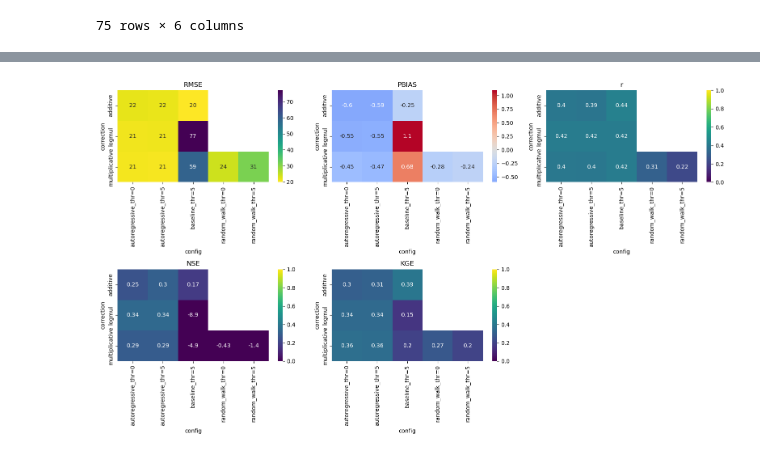
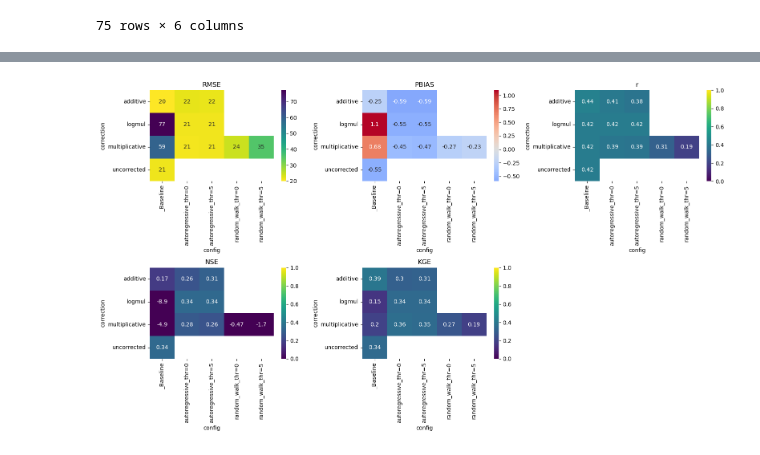
Before and after one commit to Felix-Schwer/rainfall_kf, a Jupyter notebook: notebooks/Final_Uncalibrated_Evaluation_Tuolumne.ipynb, the cells around one changed output, grey strips where cells are left out. Cells and saved outputs as stored; diff of their text form; code cells hidden in the pictures.

```diff
--- a/notebooks/Final_Uncalibrated_Evaluation_Tuolumne.ipynb
+++ b/notebooks/Final_Uncalibrated_Evaluation_Tuolumne.ipynb
@@ -205,6 +205,13 @@ for name, series in baseline_series.items():
     baseline_results.append({'correction': name,'method': 'baseline','storm_threshold': 5,'metric': 'r','value': PearsonR(series.where(prism > 10).dropna(dim='time').values, prism.where(prism > 10).dropna(dim='time').values)})
     baseline_results.append({'correction': name,'method': 'baseline','storm_threshold': 5,'metric': 'NSE','value': NSE(series.dropna(dim='time').values, prism.dropna(dim='time').values)})
     baseline_results.append({'correction': name,'method': 'baseline','storm_threshold': 5,'metric': 'KGE','value': KGE(series.dropna(dim='time').values, prism.dropna(dim='time').values)})
+
+baseline_results.append({'correction': 'uncorrected','method': 'baseline','storm_threshold': 0,'metric': 'RMSE','value': RMSE(gpm.where(prism > 10).dropna(dim='time').values, prism.where(prism > 10).dropna(dim='time').values)})
+baseline_results.append({'correction': 'uncorrected','method': 'baseline','storm_threshold': 0,'metric': 'PBIAS','value': PBIAS(gpm.where(prism > 10).dropna(dim='time').values, prism.where(prism > 10).dropna(dim='time').values)})
+baseline_results.append({'correction': 'uncorrected','method': 'baseline','storm_threshold': 0,'metric': 'r','value': PearsonR(gpm.where(prism > 10).dropna(dim='time').values, prism.where(prism > 10).dropna(dim='time').values)})
+baseline_results.append({'correction': 'uncorrected','method': 'baseline','storm_threshold': 0,'metric': 'NSE','value': NSE(gpm.dropna(dim='time').values, prism.dropna(dim='time').values)})
+baseline_results.append({'correction': 'uncorrected','method': 'baseline','storm_threshold': 0,'metric': 'KGE','value': KGE(gpm.dropna(dim='time').values, prism.dropna(dim='time').values)})
+
 baseline_df = pd.DataFrame(baseline_results)
 # %%
 combined_df
@@ -232,6 +254,7 @@ combined_df = pd.concat([metrics_df, baseline_df],ignore_index=True)
 
 # Create plotting config labels
 combined_df['config'] = (combined_df['method'].astype(str)+ '_thr='+ combined_df['storm_threshold'].astype(str))
+combined_df.loc[combined_df['config'].str.contains('baseline'), 'config'] = '_Baseline'
 
 metric_names = ['RMSE', 'PBIAS', 'r', 'NSE', 'KGE']
 
@@ -250,31 +273,31 @@ for i, metric in enumerate(metric_names):
         index='correction',
         columns='config',
         values='value'
     )
 
     kwargs = {}
 
     if metric == 'PBIAS':
         kwargs['center'] = 0
 
     if metric in ['r', 'NSE', 'KGE']:
         kwargs['vmin'] = 0
         kwargs['vmax'] = 1
 
     sns.heatmap(
         pivot,
         annot=True,
         cmap=cmaps[metric],
         ax=axes[i],
         **kwargs
     )
 
     axes[i].set_title(metric)
 
 # Remove unused panel
 fig.delaxes(axes[-1])
 
 plt.tight_layout()
 plt.show()
 # %% [output]
-[figure, old version]
+[figure, new version]
```
Also changed, not shown: parts of 1 cell of this notebook, 3 other files.
